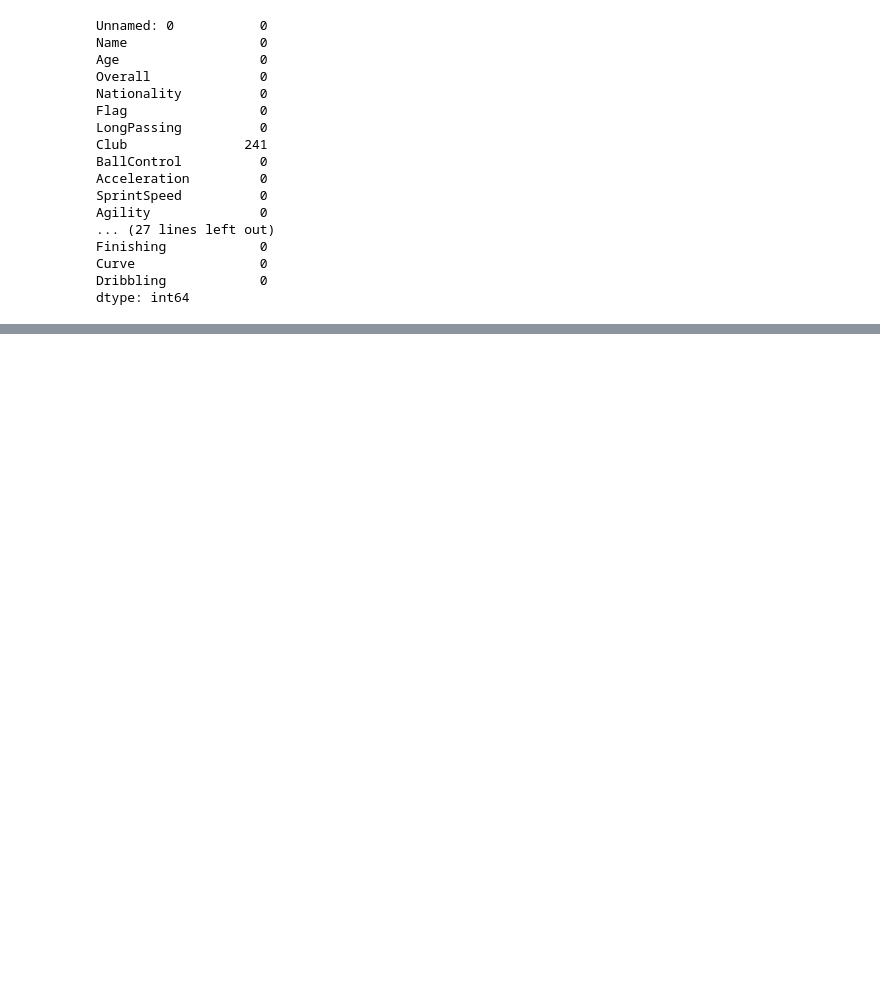
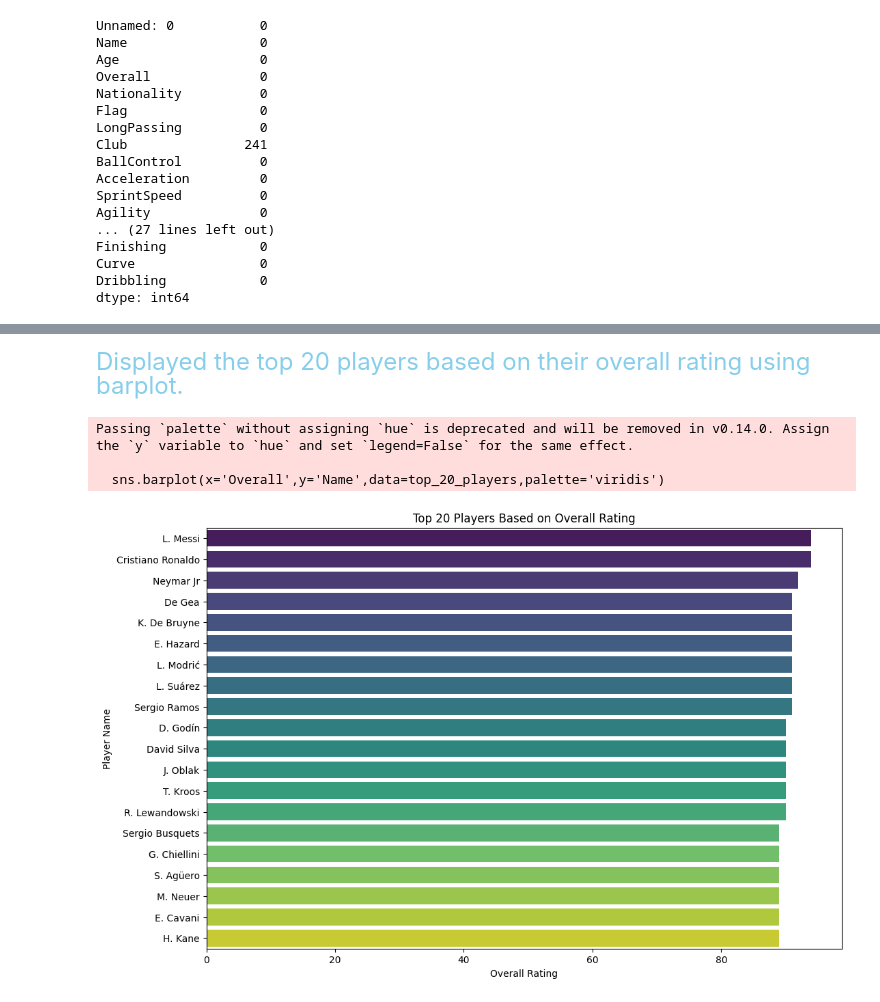
Before and after one commit to Prathmesh2611/STATS-PROJECT, a Jupyter notebook: FIFA_STATS_PROJECT.ipynb, the cells around one changed output, grey strips where cells are left out. Cells and saved outputs as stored; diff of their text form; code cells hidden in the pictures; blank space fills up the shorter version.

```diff
--- a/FIFA_STATS_PROJECT.ipynb
+++ b/FIFA_STATS_PROJECT.ipynb
@@ -188,0 +295,15 @@ dtype: int64
+# %% [markdown]
+<span style="font-size:24px ; color:skyblue"> Displayed the top 20 players based on their overall rating using barplot.<span>
+# %%
+top_20_players = df.sort_values(by='Overall',ascending=False).head(20)
+plt.figure(figsize=(12,8))
+sns.barplot(x='Overall',y='Name',data=top_20_players,palette='viridis')
+plt.title('Top 20 Players Based on Overall Rating')
+plt.xlabel('Overall Rating')
+plt.ylabel('Player Name')
+plt.show()
+# %% [output]
+Passing `palette` without assigning `hue` is deprecated and will be removed in v0.14.0. Assign the `y` variable to `hue` and set `legend=False` for the same effect.
+
+  sns.barplot(x='Overall',y='Name',data=top_20_players,palette='viridis')
+[figure, added]
```
Also changed, not shown: parts of 17 cells of this notebook.
